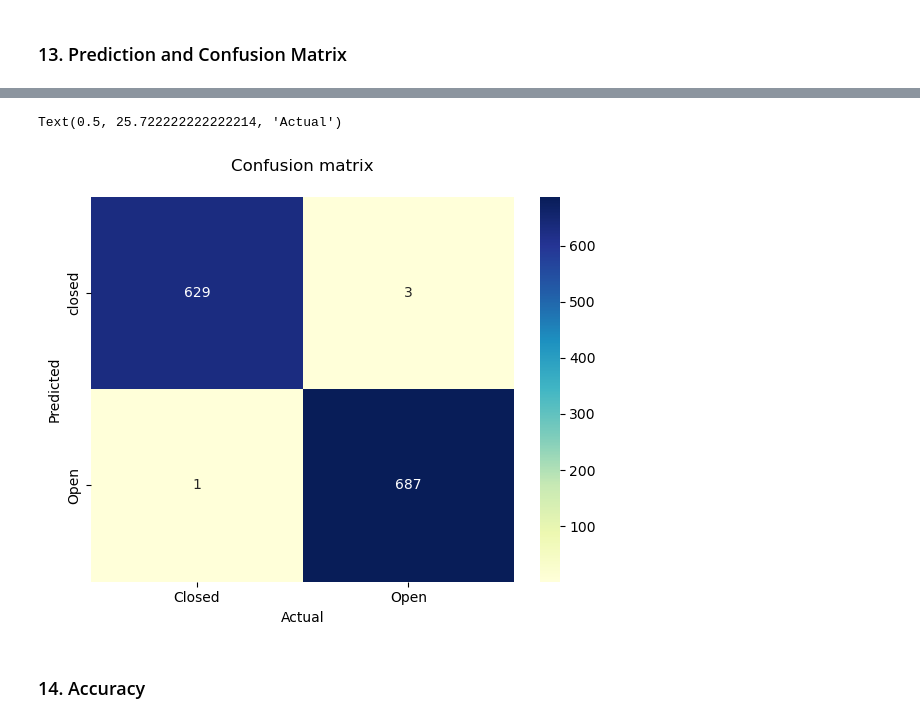
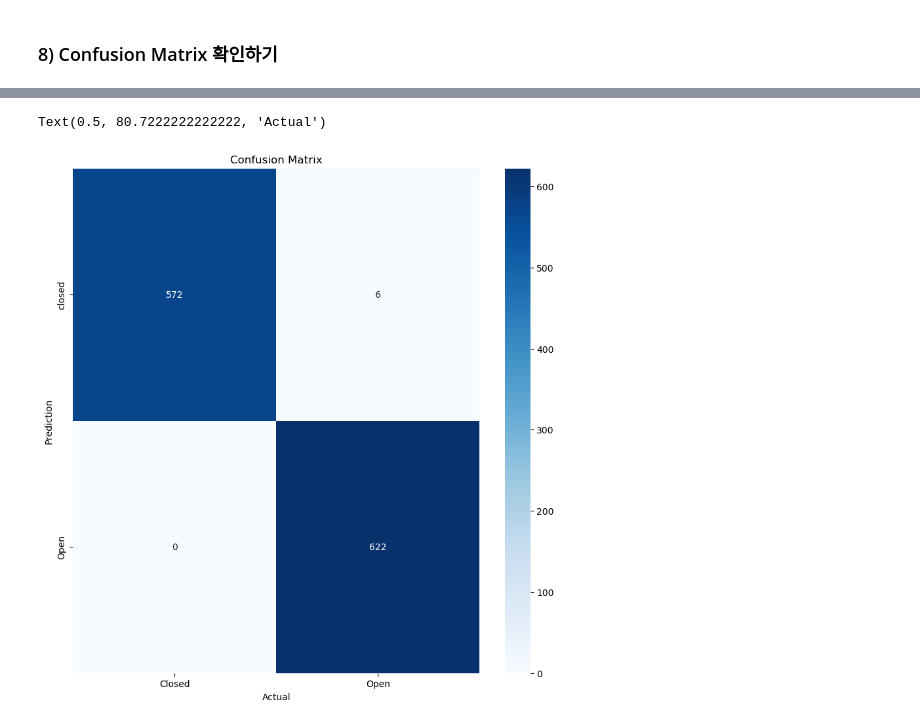
Before and after one commit to Hayeon-Lee/BigDataAnalysis, a Jupyter notebook: TermProject/BAProject_01.ipynb, the cells around one changed output, grey strips where cells are left out. Drawn from its saved outputs; the diff is of its cells as text; code cells hidden in the pictures.

```diff
--- a/TermProject/BAProject_01.ipynb
+++ b/TermProject/BAProject_01.ipynb
@@ -94,6 +102,5 @@ print(X.shape)
 # %%
-from sklearn.model_selection import train_test_split
-x_train, x_test, y_train, y_test = train_test_split(X, Y, test_size=0.33, random_state=42)
+x_train, x_test, y_train, y_test = train_test_split(X, Y, test_size=0.3, random_state=42)
 
 #random_state는 아무 숫자나 넣으면 되기 때문에 사람들이 자주 사용하는 42를 넣었습니다.
 # %% [markdown]
@@ -225,3 +222,9 @@ Epoch 30: val_loss improved from 0.00037 to 0.00033, saving model to bestModel.h
 # %%
-model.evaluate(x_test, y_test)
+test_loss, test_acc = model.evaluate(x_test, y_test)
+print('Test Accuracy: ', test_acc, '\nTest Loss: ', test_loss)
+
+#로컬에 저장한 모델의 성능도 확인합니다.
+my_best_model = load_model('./PictureLearningModel.h5')
+model_test_loss, model_test_acc = my_best_model.evaluate(x_test, y_test)
+print('Local Model Test Accuracy: ', model_test_acc, '\nLocal Model Test Accuracy', model_test_loss)
 # %% [output]
@@ -272,18 +274,16 @@ Closed
 # %% [markdown]
-### 13. Prediction and Confusion Matrix
+### 8) Confusion Matrix 확인하기
 # %%
-from sklearn.metrics import confusion_matrix
-import seaborn as sns
+matrix_prediction = my_best_model.predict(x_test)
+# Classification metrics can't handle a mix of binary and continuous targets 오류 해결
+matrix_prediction = (matrix_prediction > 0.5).astype(np.int32)
+ConfusionMatrix = confusion_matrix(y_test, matrix_prediction)
+DF_CM = pd.DataFrame(ConfusionMatrix, index=['closed', 'Open'], columns=['Closed', 'Open'])
 
-plt.figure(figsize=(15, 5))
-
-preds = best_model.predict(x_test)
-preds = (preds >= 0.5).astype(np.int32)
-cm = confusion_matrix(y_test, preds)
-df_cm = pd.DataFrame(cm, index=['closed', 'Open'], columns=['Closed', 'Open'])
-plt.subplot(121)
-plt.title("Confusion matrix\n")
-sns.heatmap(df_cm, annot=True, fmt="d", cmap="YlGnBu")
-plt.ylabel("Predicted")
+plt.figure(figsize=(10, 10))
+plt.title("Confusion Matrix")
+sns.heatmap(DF_CM, cbar = True, annot=True, fmt="d", cmap='Blues')
+#데이터, colorbar 유무, cell값 표기, cell 값 데이터타입, 히트맵 색
+plt.ylabel("Prediction")
 plt.xlabel("Actual")
 # %% [output]
@@ -291,4 +291,2 @@ plt.xlabel("Actual")
-Text(0.5, 25.722222222222214, 'Actual')
+Text(0.5, 80.7222222222222, 'Actual')
-[figure, old version]
+[figure, new version]
-# %% [markdown]
-### 14. Accuracy
```
Also changed, not shown: parts of 45 cells of this notebook, 10 other files.
